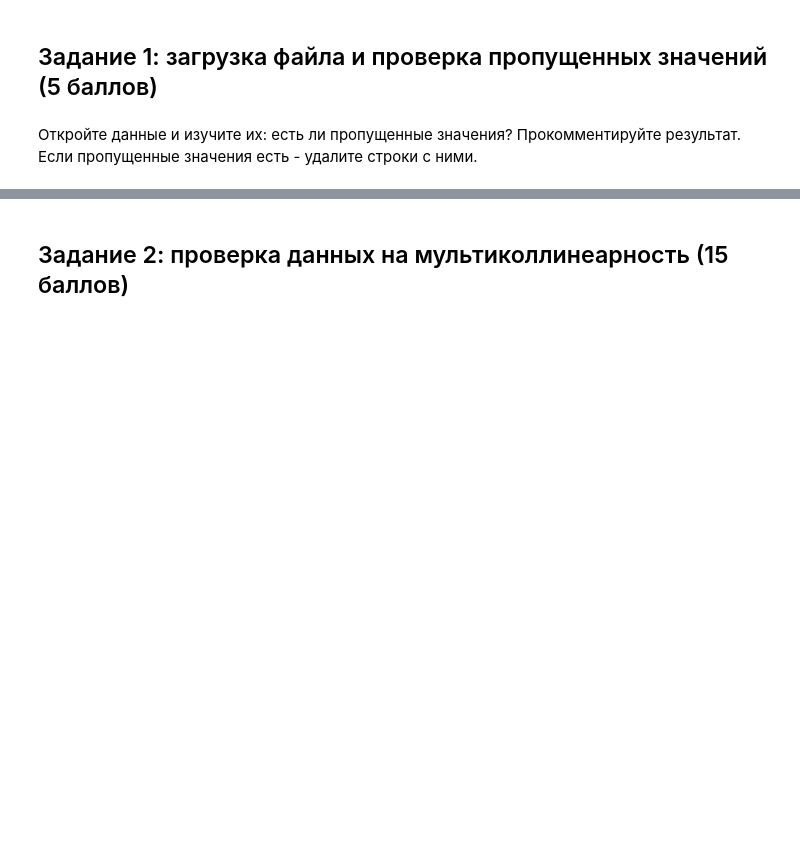
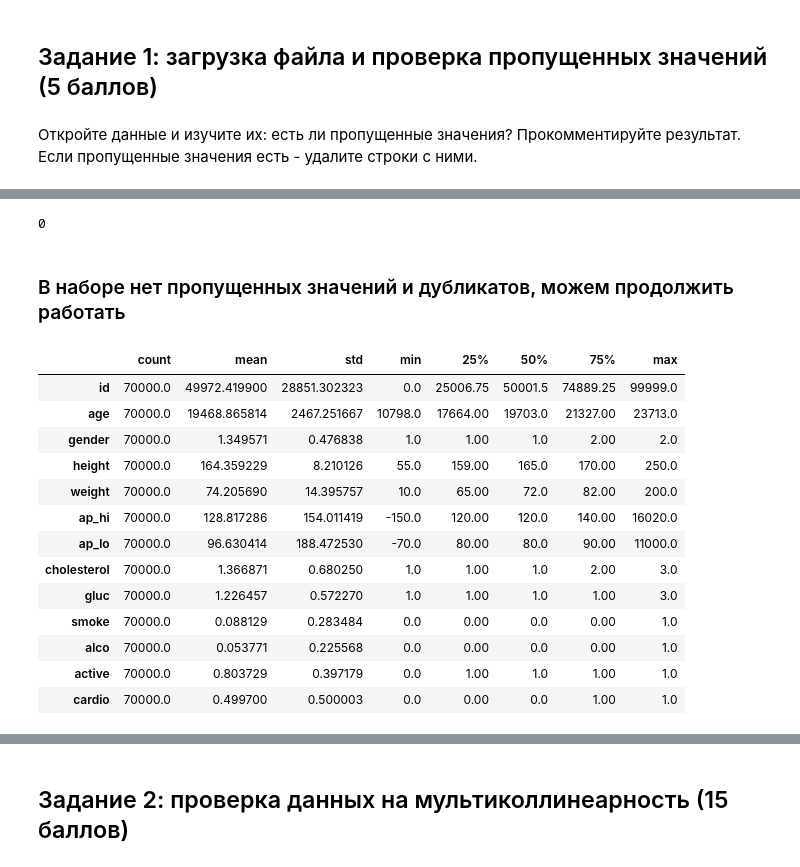
Before and after one commit to ruzhov1992/MathforSF, a Jupyter notebook: SF_project.ipynb, the cells around one changed output, grey strips where cells are left out. Drawn from its saved outputs; the diff is of its cells as text; code cells hidden in the pictures; blank space fills up the shorter version.

```diff
--- a/SF_project.ipynb
+++ b/SF_project.ipynb
@@ -51,0 +138,24 @@ FileNotFoundError: [Errno 2] No such file or directory: 'data/cdv.csv'
+# %%
+# проверка на дубликаты
+df.duplicated().sum()
+# %% [output]
+0
+# %% [markdown]
+### В наборе нет пропущенных значений и дубликатов, можем продолжить работать
+# %%
+df.describe().transpose() #беглый обзор на данные
+# %% [output]
+|  | count | mean | std | min | 25% | 50% | 75% | max |
+| id | 70000.0 | 49972.419900 | 28851.302323 | 0.0 | 25006.75 | 50001.5 | 74889.25 | 99999.0 |
+| age | 70000.0 | 19468.865814 | 2467.251667 | 10798.0 | 17664.00 | 19703.0 | 21327.00 | 23713.0 |
+| gender | 70000.0 | 1.349571 | 0.476838 | 1.0 | 1.00 | 1.0 | 2.00 | 2.0 |
+| height | 70000.0 | 164.359229 | 8.210126 | 55.0 | 159.00 | 165.0 | 170.00 | 250.0 |
+| weight | 70000.0 | 74.205690 | 14.395757 | 10.0 | 65.00 | 72.0 | 82.00 | 200.0 |
+| ap_hi | 70000.0 | 128.817286 | 154.011419 | -150.0 | 120.00 | 120.0 | 140.00 | 16020.0 |
+| ap_lo | 70000.0 | 96.630414 | 188.472530 | -70.0 | 80.00 | 80.0 | 90.00 | 11000.0 |
+| cholesterol | 70000.0 | 1.366871 | 0.680250 | 1.0 | 1.00 | 1.0 | 2.00 | 3.0 |
+| gluc | 70000.0 | 1.226457 | 0.572270 | 1.0 | 1.00 | 1.0 | 1.00 | 3.0 |
+| smoke | 70000.0 | 0.088129 | 0.283484 | 0.0 | 0.00 | 0.0 | 0.00 | 1.0 |
+| alco | 70000.0 | 0.053771 | 0.225568 | 0.0 | 0.00 | 0.0 | 0.00 | 1.0 |
+| active | 70000.0 | 0.803729 | 0.397179 | 0.0 | 1.00 | 1.0 | 1.00 | 1.0 |
+| cardio | 70000.0 | 0.499700 | 0.500003 | 0.0 | 0.00 | 0.0 | 1.00 | 1.0 |
```
Also changed, not shown: parts of 18 cells of this notebook.
